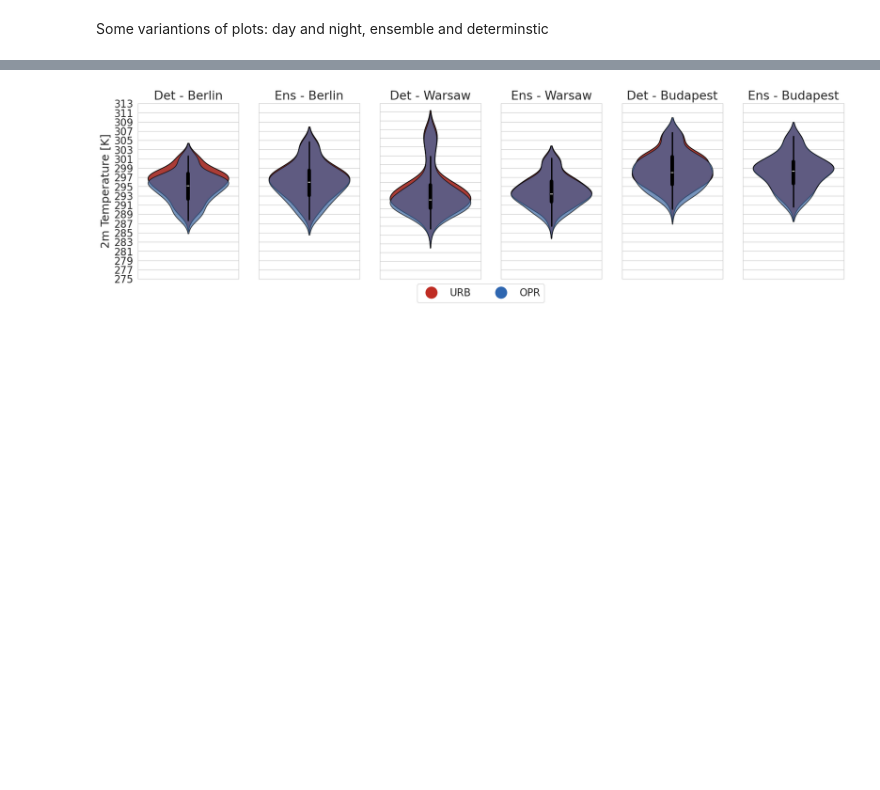
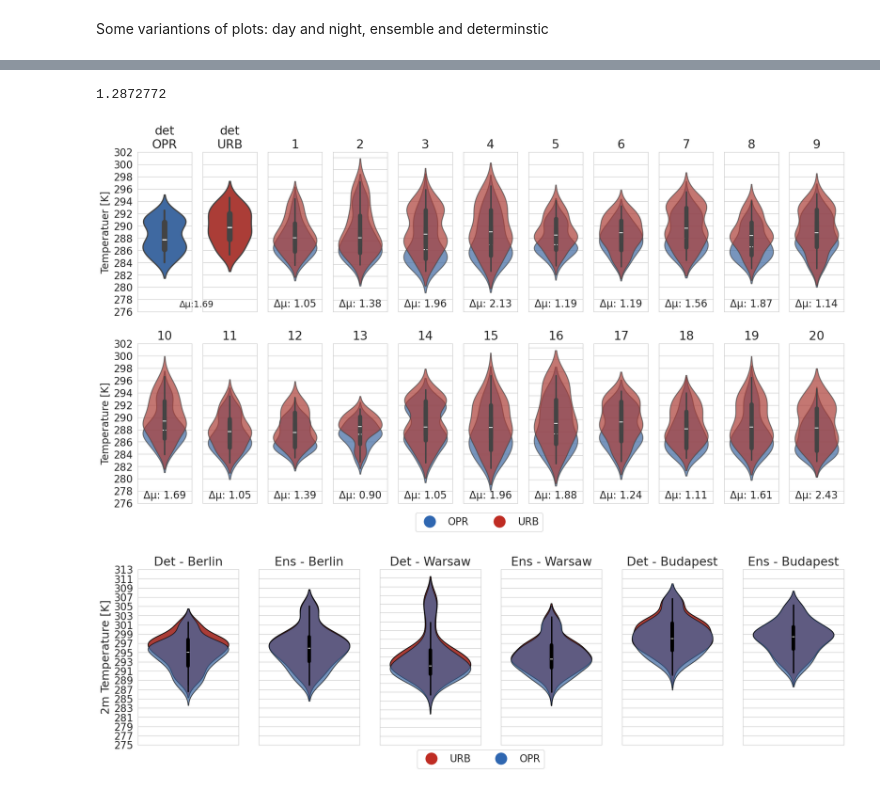
Before and after one commit to maymeret/master_thesis, a Jupyter notebook: 2022_cEU_violin_plots_ensemble.ipynb, the cells around one changed output, grey strips where cells are left out. Drawn from its saved outputs; the diff is of its cells as text; code cells hidden in the pictures; blank space fills up the shorter version.

```diff
--- a/2022_cEU_violin_plots_ensemble.ipynb
+++ b/2022_cEU_violin_plots_ensemble.ipynb
@@ -611,3 +554,74 @@ plt.show()
+# %%
+np.nanmedian(mean_over_mem_WU_nights_cell[0]- mean_over_mem_NU_nights_cell[0])
+# %% [output]
+1.2872772
+# %%
+plt.rcParams.update({'font.size': 16})
+
+names = ['puffer'] * 2 + list(range(1, 21))
+
+y_min = 276
+y_max = 302
+step = 2
+y_values = list(range(y_min, y_max + step, step))
+
+fig, axes = plt.subplots(nrows=2, ncols=11, figsize=(20, 10))
+
+midpoint_x_coord = 0.5 * (axes[0, 0].get_position().get_points()[1, 0] + axes[0, 1].get_position().get_points()[0, 0])
+midpoint_x_coord = midpoint_x_coord - 0.3
+
+values_det_NU = T_2M_NU_cEU_nights_dim_hour_det.isel(cell=0).values
+sns.violinplot(ax=axes[0, 0], y=values_det_NU, color='#2F67B1', linewidth=2, alpha=1)
+axes[0, 0].set_yticks(y_values)
+axes[0, 0].set_title('det\nOPR')
+axes[0, 0].set_ylabel('Temperatuer [K]')
+
+legend_labels = ['OPR', 'URB',]
+legend_colors = ['#2F67B1', '#BF2C23']
+legend_handles = [plt.Line2D([0], [0], marker='o', color='w', markerfacecolor=color, markersize=20) for color in legend_colors]
+
+handles = legend_handles
+labels = legend_labels
+
+values_det_WU = T_2M_WU_cEU_nights_dim_hour_det.isel(cell=0).values
+sns.violinplot(ax=axes[0, 1], y=values_det_WU, color='#BF2C23', linewidth=2, alpha=1)
+axes[0, 1].set_yticks(y_values)
+axes[0, 1].set_title('det\nURB')
+axes[0, 1].axes.yaxis.set_ticklabels([])
+axes[0, 1].text(midpoint_x_coord, 0.03, f'\u0394\u03BC:{np.nanmedian(T_2M_WU_cEU_nights_dim_hour_det.isel(cell=0).values - T_2M_NU_cEU_nights_dim_hour_det.isel(cell=0).values):.2f}',
+                ha='center', fontsize=14, transform=axes[0, 1].transAxes)
+
+
+for i, mem_id in enumerate(mem_ids, start=2):
+    values_det_WU = T_2M_NU_cEU_nights_dim_hour_mem[mem_id].isel(cell=0).values
+    row = i // 11
+    col = i % 11
+    sns.violinplot(ax=axes[row, col], y=values_det_WU, color='#2F67B1', linewidth=1.5, alpha=0.7)
+    axes[row, col].set_yticks(y_values)
+    axes[row, col].axes.yaxis.set_ticklabels([])
+    axes[row, col].set_title(f'{names[i]}')
+
+for i, mem_id in enumerate(mem_ids, start=2):
+    values_det_WU = T_2M_WU_cEU_nights_dim_hour_mem[mem_id].isel(cell=0).values
+    row = i // 11
+    col = i % 11
+    sns.violinplot(ax=axes[row, col], y=values_det_WU, color='#BF2C23', linewidth=1.5, alpha=0.7)
+    axes[row, col].set_yticks(y_values)
+    axes[row, col].axes.yaxis.set_ticklabels([])
+    axes[row, col].set_title(f'{names[i]}')
+    axes[row, col].text(0.5, 0.03, f'\u0394\u03BC: {median_diff[mem_id]:.2f}', ha='center', transform=axes[row, col].transAxes)
+
+# Add ylabel and set y-ticks on the bottom row, left
+axes[1, 0].yaxis.set_ticklabels(y_values)
+axes[1, 0].set_ylabel('Temperature [K]')
+
+# Create legend below the entire plot
+fig.legend(handles, labels, bbox_to_anchor=(0.5, 0.1), loc='upper center', ncol=4)
+
+plt.savefig('../plots_2024/cEU_det_ens_all_Berlin_2022.jpeg')
+plt.show()
+# %% [output]
+[figure, added]
 # %%
 plt.rcParams.update({'font.size': 16})
 
```
Also changed, not shown: parts of 33 cells of this notebook, 7 other files.
